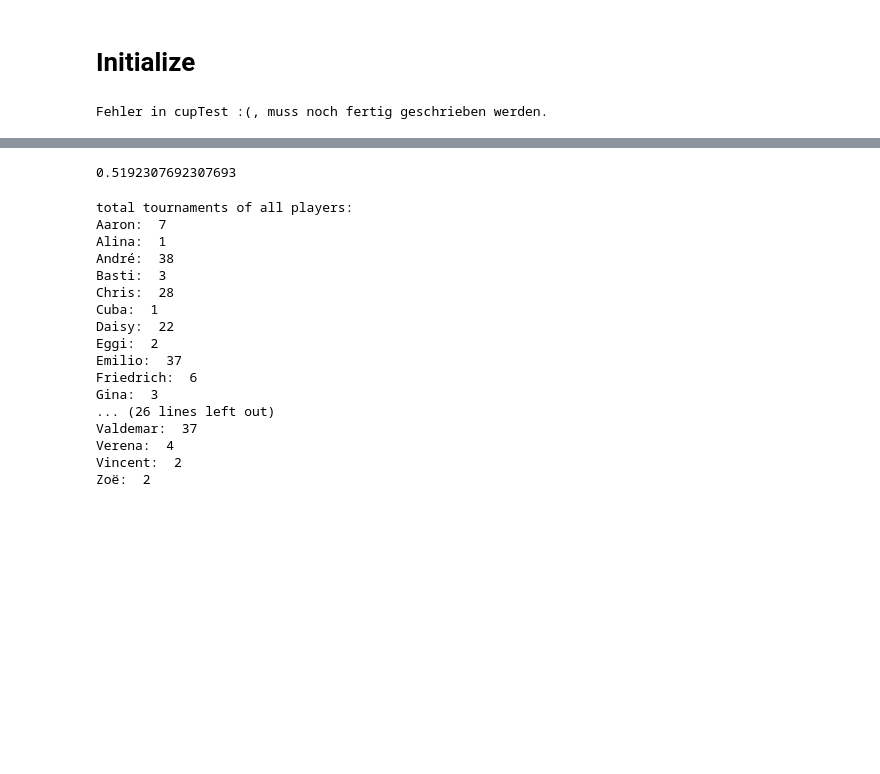
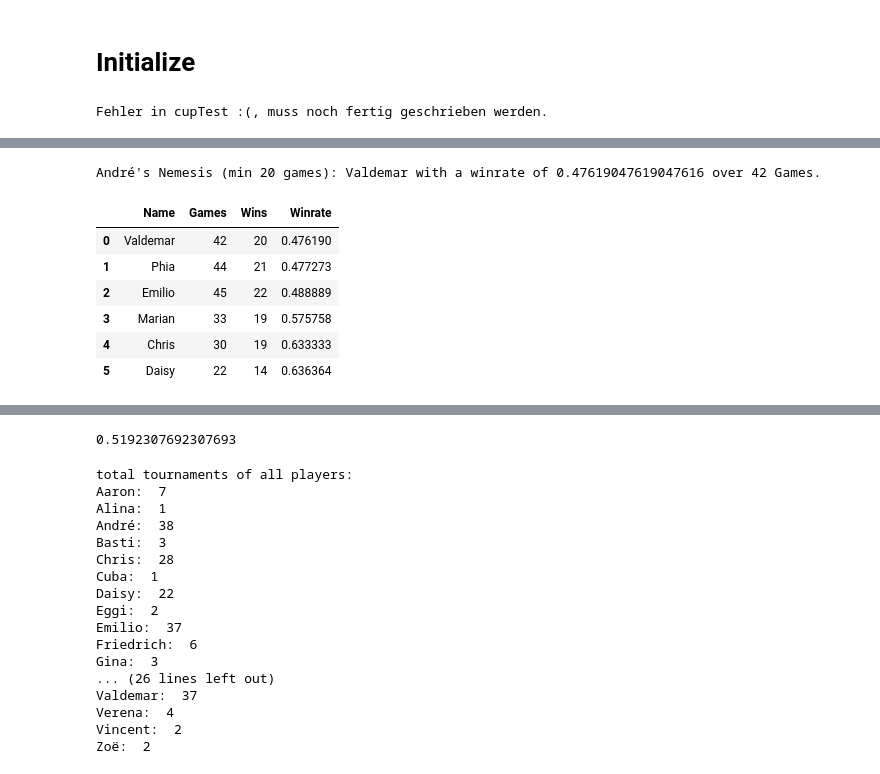
Before and after one commit to njctn/werfen, a Jupyter notebook: stats.ipynb, the cells around one changed output, grey strips where cells are left out. Saved outputs shown, nothing was run; the diff lists cells and outputs as text; code cells hidden in the pictures; blank space fills up the shorter version.

```diff
--- a/stats.ipynb
+++ b/stats.ipynb
@@ -19,0 +39,12 @@ Fehler in cupTest :(, muss noch fertig geschrieben werden.
+# %%
+nem = nemesis('André', 20)
+nem
+# %% [output]
+André's Nemesis (min 20 games): Valdemar with a winrate of 0.47619047619047616 over 42 Games.
+|  | Name | Games | Wins | Winrate |
+| 0 | Valdemar | 42 | 20 | 0.476190 |
+| 1 | Phia | 44 | 21 | 0.477273 |
+| 2 | Emilio | 45 | 22 | 0.488889 |
+| 3 | Marian | 33 | 19 | 0.575758 |
+| 4 | Chris | 30 | 19 | 0.633333 |
+| 5 | Daisy | 22 | 14 | 0.636364 |
```
Also changed, not shown: parts of 15 cells of this notebook.
